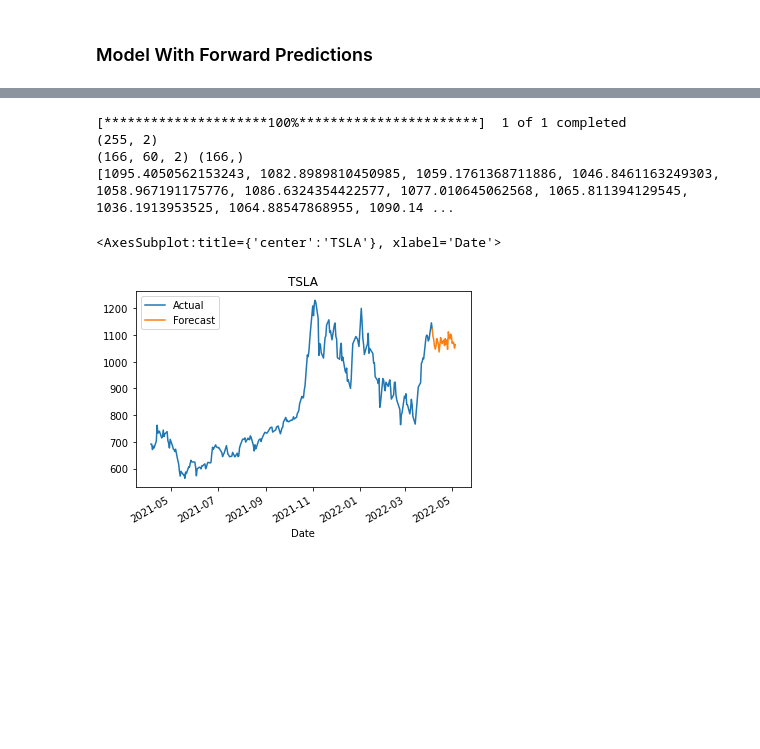
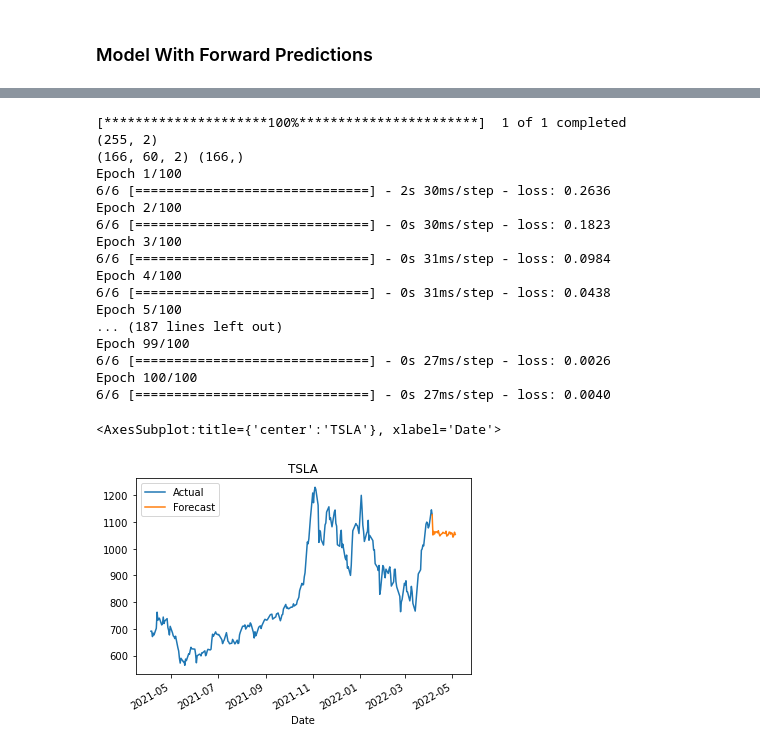
Before and after one commit to AkeemSemper/3950_Workbooks, a Jupyter notebook: lstm_2 copy.ipynb, the cells around one changed output, grey strips where cells are left out. Cells and saved outputs as stored; diff of their text form; code cells hidden in the pictures; blank space fills up the shorter version.

```diff
--- a/lstm_2 copy.ipynb
+++ b/lstm_2 copy.ipynb
@@ -16,9 +26,11 @@ tf.random.set_seed(0)
 ### Past Model
 # %%
 ticker = "TSLA"
+n_lookback = 60  # length of input sequences (lookback period)
+n_forecast = 30  # length of output sequences (forecast period)
 
 # download the data
-df = yf.download(tickers=[ticker], period='3y')
+df = yf.download(tickers=[ticker], period='1y')
 y = df['Close'].fillna(method='ffill')
 y = y.values.reshape(-1, 1)
 #print(y)
@@ -29,9 +41,6 @@ y = scaler.transform(y)
 #print(y)
 
 # generate the input and output sequences
-n_lookback = 60  # length of input sequences (lookback period)
-n_forecast = 30  # length of output sequences (forecast period)
-
 X = []
 Y = []
 
@@ -50,10 +59,10 @@ model.add(LSTM(units=50))
 model.add(Dense(n_forecast))
 
 model.compile(loss='mean_squared_error', optimizer='adam')
-model.fit(X, Y, epochs=100, batch_size=32, verbose=0)
+model.fit(X, Y, epochs=100, batch_size=32, verbose=1)
 tmp = model.predict(X)
-print(tmp)
-print(tmp.shape)
+#print(tmp)
+#print(tmp.shape)
 old_preds = []
 for i in range(len(tmp)):
     old_preds.append(tmp[i][0])
@@ -70,7 +79,7 @@ Y_ = scaler.inverse_transform(Y_)
 
 # organize the results in a data frame
 df_past = df[['Close']].reset_index()
-print(len(df_past))
+#print(len(df_past))
 df_past.rename(columns={'index': 'Date', 'Close': 'Actual'}, inplace=True)
 df_past['Date'] = pd.to_datetime(df_past['Date'])
 df_past['Forecast'] = np.nan
@@ -189,5 +210,7 @@ results.plot(title=ticker)
 # %%
 ticker = "TSLA"
+n_lookback = 60  # length of input sequences (lookback period)
+n_forecast = 30  # length of output sequences (forecast period)
 
 # download the data
 df = yf.download(tickers=[ticker], period='1y')
@@ -201,9 +224,6 @@ scaler = scaler.fit(y)
 print(y.shape)
 y = scaler.transform(y)
 #print(y)
-# generate the input and output sequences
-n_lookback = 60  # length of input sequences (lookback period)
-n_forecast = 30  # length of output sequences (forecast period)
 
 X = []
 Y = []
@@ -225,7 +245,7 @@ model.add(LSTM(units=50))
 model.add(Dense(n_forecast))
 
 model.compile(loss='mean_squared_error', optimizer='adam')
-model.fit(X, Y, epochs=20, batch_size=32, verbose=0)
+model.fit(X, Y, epochs=100, batch_size=32, verbose=1)
 
 # generate the forecasts
 X_ = y[- n_lookback:]  # last available input sequence
@@ -237,32 +257,45 @@ tmp_zeros = [0] * len(Y_)
 tmp = np.array(list(zip(Y_,tmp_zeros)))
 tmp_dict = {"pred":Y_.flatten(), "zero":tmp_zeros}
 #print(tmp_dict)
 tmp_df = pd.DataFrame.from_dict(tmp_dict)
 #print(tmp_df)
 Y_ = scaler.inverse_transform(tmp_df)
 Y_ = [item[0] for item in Y_]
 #print(Y_)
 
 # organize the results in a data frame
 df_past = df[['Close']].reset_index()
 df_past.rename(columns={'index': 'Date', 'Close': 'Actual'}, inplace=True)
 df_past['Date'] = pd.to_datetime(df_past['Date'])
 df_past['Forecast'] = np.nan
 df_past['Forecast'].iloc[-1] = df_past['Actual'].iloc[-1]
 
 df_future = pd.DataFrame(columns=['Date', 'Actual', 'Forecast'])
 df_future['Date'] = pd.date_range(start=df_past['Date'].iloc[-1] + pd.Timedelta(days=1), periods=n_forecast)
 df_future['Forecast'] = Y_#.flatten()
 df_future['Actual'] = np.nan
 
 results = df_past.append(df_future).set_index('Date')
 
 # plot the results
 results.plot(title=ticker)
 # %% [output]
 [*********************100%***********************]  1 of 1 completed
 (255, 2)
 (166, 60, 2) (166,)
-[1095.4050562153243, 1082.8989810450985, 1059.1761368711886, 1046.8461163249303, 1058.967191175776, 1086.6324354422577, 1077.010645062568, 1065.811394129545, 1036.1913953525, 1064.88547868955, 1090.14 ...
+Epoch 1/100
+6/6 [==============================] - 2s 30ms/step - loss: 0.2636
+Epoch 2/100
+6/6 [==============================] - 0s 30ms/step - loss: 0.1823
+Epoch 3/100
+6/6 [==============================] - 0s 31ms/step - loss: 0.0984
+Epoch 4/100
+6/6 [==============================] - 0s 31ms/step - loss: 0.0438
+Epoch 5/100
+... (187 lines left out)
+Epoch 99/100
+6/6 [==============================] - 0s 27ms/step - loss: 0.0026
+Epoch 100/100
+6/6 [==============================] - 0s 27ms/step - loss: 0.0040
 <AxesSubplot:title={'center':'TSLA'}, xlabel='Date'>
-[figure, old version]
+[figure, new version]
```
Also changed, not shown: parts of 7 cells of this notebook.
